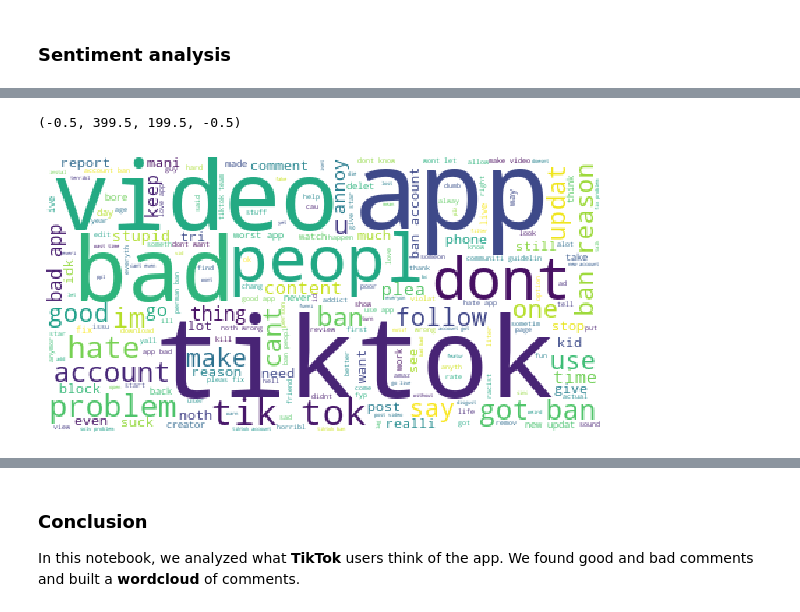
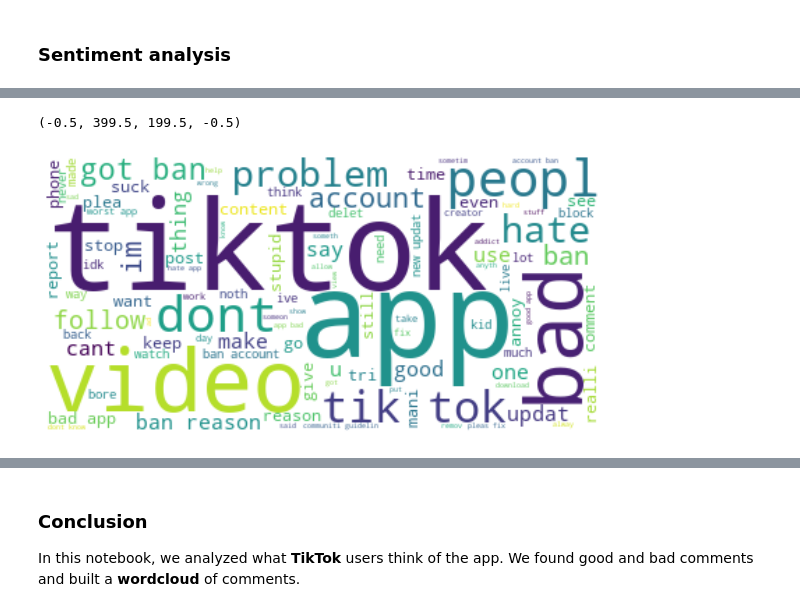
Before and after one commit to franck-armand/Data-Science-Projects, a Jupyter notebook: Tiktok_Review_analysis/tiktok_Review.ipynb, the cells around one changed output, grey strips where cells are left out. Drawn from its saved outputs; the diff is of its cells as text; code cells hidden in the pictures.

```diff
--- a/Tiktok_Review_analysis/tiktok_Review.ipynb
+++ b/Tiktok_Review_analysis/tiktok_Review.ipynb
@@ -149,10 +172,10 @@ plt.show()
 # %%
 negative_comments = ' '.join([i for i in data['content'][data['Positive'] < data['Negative']]])
 stopwords = set(STOPWORDS)
-wordcloud = WordCloud(stopwords = stopwords, background_color = 'white').generate(negative_comments)
+wordcloud = WordCloud(stopwords = stopwords, background_color = 'white', max_words = 100).generate(negative_comments)
 plt.figure(figsize = (10,15))
-plt.imshow(wordcloud, interpolation = 'nearest')
+plt.imshow(wordcloud, interpolation = 'bilinear')
 plt.axis('off')
 # %% [output]
 (-0.5, 399.5, 199.5, -0.5)
-[figure, old version]
+[figure, new version]
```
Also changed, not shown: parts of 7 cells of this notebook.
